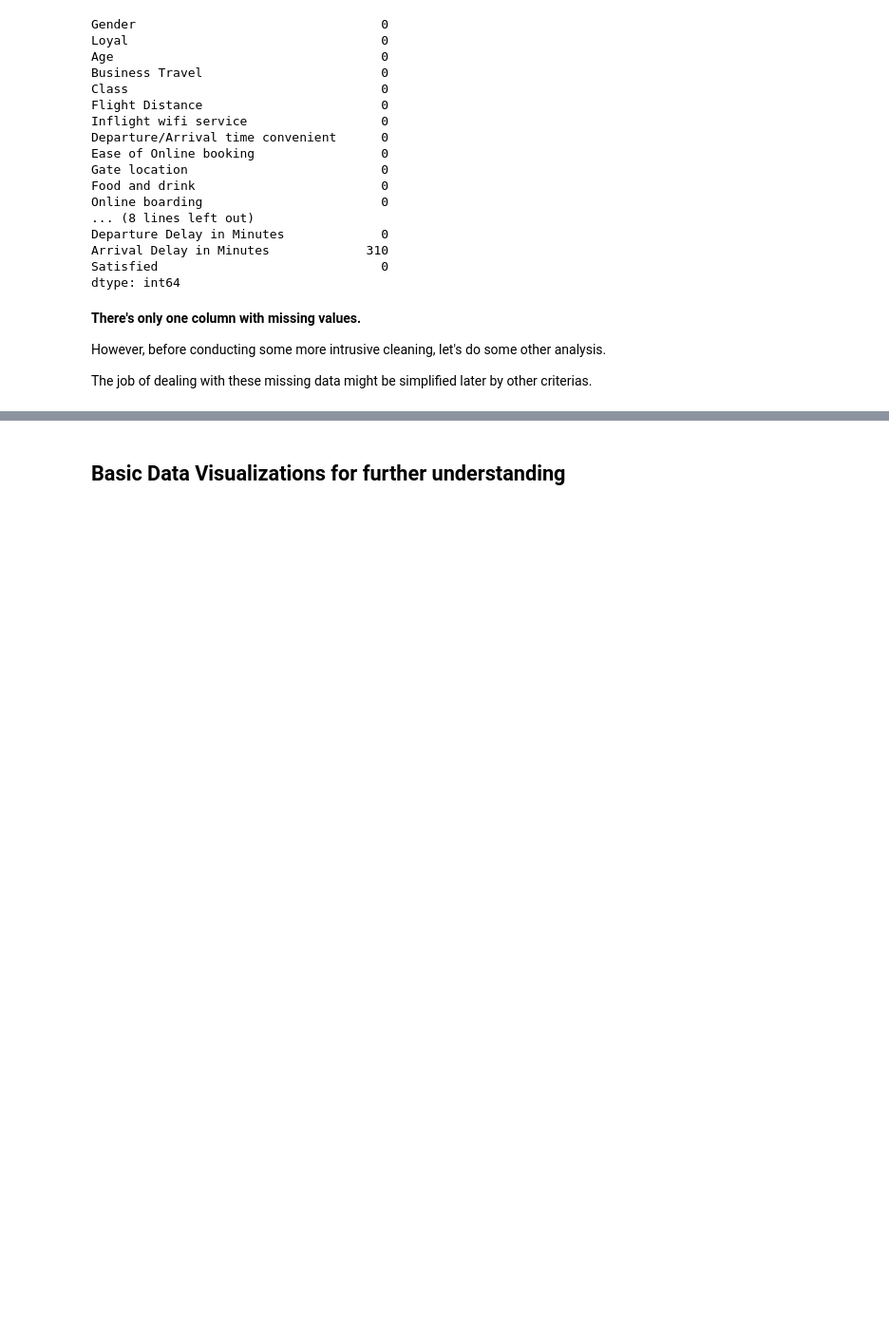
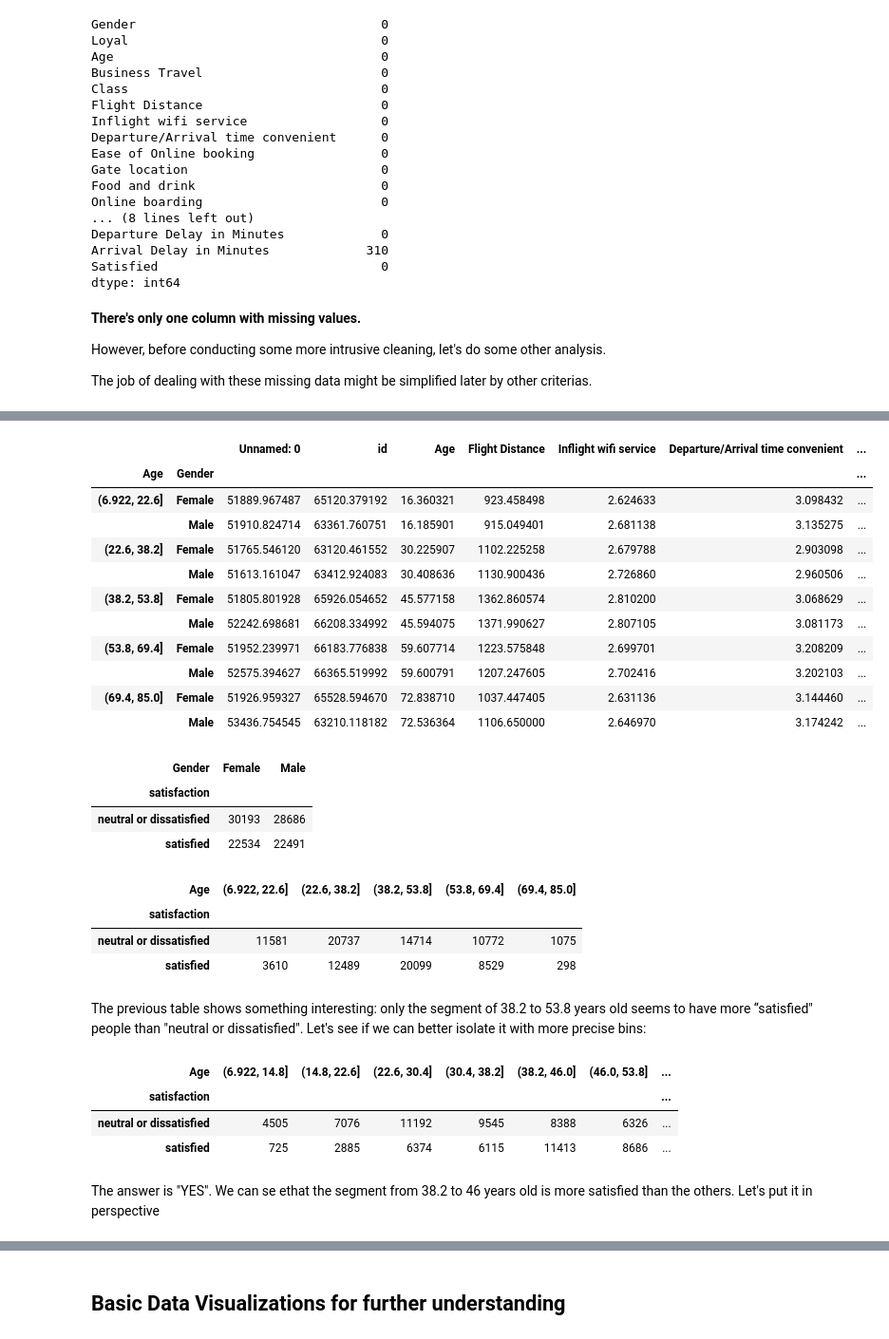
Before and after one commit to leo-cavalcante/airline-passenger-satisfaction, a Jupyter notebook: Airline Passenger Satisfaction.ipynb, the cells around one changed output, grey strips where cells are left out. Shown at 95% size. Saved outputs shown, nothing was run; the diff lists cells and outputs as text; code cells hidden in the pictures; blank space fills up the shorter version.

```diff
--- a/Airline Passenger Satisfaction.ipynb
+++ b/Airline Passenger Satisfaction.ipynb
@@ -256,0 +285,45 @@ The job of dealing with these missing data might be simplified later by other cr
+# %%
+# Creating bins for AGE and grouping by the Age bins and also by sex, to better visualize the data
+airline_train.groupby([pd.cut(airline_train["Age"],bins=5),"Gender"]).mean()
+# %% [output]
+|  |  | Unnamed: 0 | id | Age | Flight Distance | Inflight wifi service | Departure/Arrival time convenient | ... |
+| Age | Gender |  |  |  |  |  |  | ... |
+| (6.922, 22.6] | Female | 51889.967487 | 65120.379192 | 16.360321 | 923.458498 | 2.624633 | 3.098432 | ... |
+|  | Male | 51910.824714 | 63361.760751 | 16.185901 | 915.049401 | 2.681138 | 3.135275 | ... |
+| (22.6, 38.2] | Female | 51765.546120 | 63120.461552 | 30.225907 | 1102.225258 | 2.679788 | 2.903098 | ... |
+|  | Male | 51613.161047 | 63412.924083 | 30.408636 | 1130.900436 | 2.726860 | 2.960506 | ... |
+| (38.2, 53.8] | Female | 51805.801928 | 65926.054652 | 45.577158 | 1362.860574 | 2.810200 | 3.068629 | ... |
+|  | Male | 52242.698681 | 66208.334992 | 45.594075 | 1371.990627 | 2.807105 | 3.081173 | ... |
+| (53.8, 69.4] | Female | 51952.239971 | 66183.776838 | 59.607714 | 1223.575848 | 2.699701 | 3.208209 | ... |
+|  | Male | 52575.394627 | 66365.519992 | 59.600791 | 1207.247605 | 2.702416 | 3.202103 | ... |
+| (69.4, 85.0] | Female | 51926.959327 | 65528.594670 | 72.838710 | 1037.447405 | 2.631136 | 3.144460 | ... |
+|  | Male | 53436.754545 | 63210.118182 | 72.536364 | 1106.650000 | 2.646970 | 3.174242 | ... |
+# %%
+# Visualizing the target by Gender
+pd.crosstab(airline_train.satisfaction,airline_train.Gender)
+# %% [output]
+| Gender | Female | Male |
+| satisfaction |  |  |
+| neutral or dissatisfied | 30193 | 28686 |
+| satisfied | 22534 | 22491 |
+# %%
+# Visualizing the target by bins of Age
+pd.crosstab(airline_train.satisfaction,pd.cut(airline_train["Age"],bins=5))
+# %% [output]
+| Age | (6.922, 22.6] | (22.6, 38.2] | (38.2, 53.8] | (53.8, 69.4] | (69.4, 85.0] |
+| satisfaction |  |  |  |  |  |
+| neutral or dissatisfied | 11581 | 20737 | 14714 | 10772 | 1075 |
+| satisfied | 3610 | 12489 | 20099 | 8529 | 298 |
+# %% [markdown]
+The previous table shows something interesting: only the segment of 38.2 to 53.8 years old seems to have more “satisfied" people than "neutral or dissatisfied". Let's see if we can better isolate it with more precise bins:
+# %%
+# Visualizing the target by bins of Age
+pd.crosstab(airline_train.satisfaction,pd.cut(airline_train["Age"],bins=10),)
+# %% [output]
+| Age | (6.922, 14.8] | (14.8, 22.6] | (22.6, 30.4] | (30.4, 38.2] | (38.2, 46.0] | (46.0, 53.8] | ... |
+| satisfaction |  |  |  |  |  |  | ... |
+| neutral or dissatisfied | 4505 | 7076 | 11192 | 9545 | 8388 | 6326 | ... |
+| satisfied | 725 | 2885 | 6374 | 6115 | 11413 | 8686 | ... |
+# %% [markdown]
+The answer is "YES". We can se ethat the segment from 38.2 to 46 years old is more satisfied than the others.
+Let's put it in perspective
```
Also changed, not shown: parts of 49 cells of this notebook.
